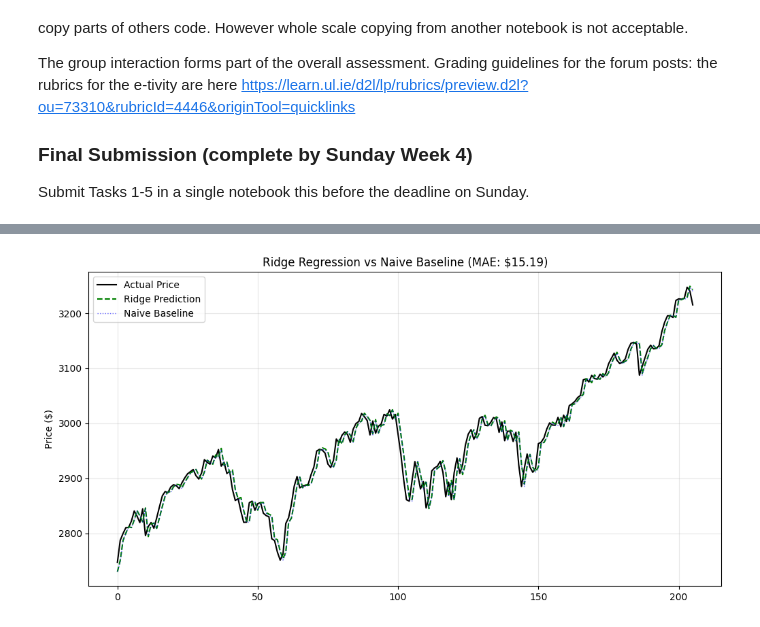
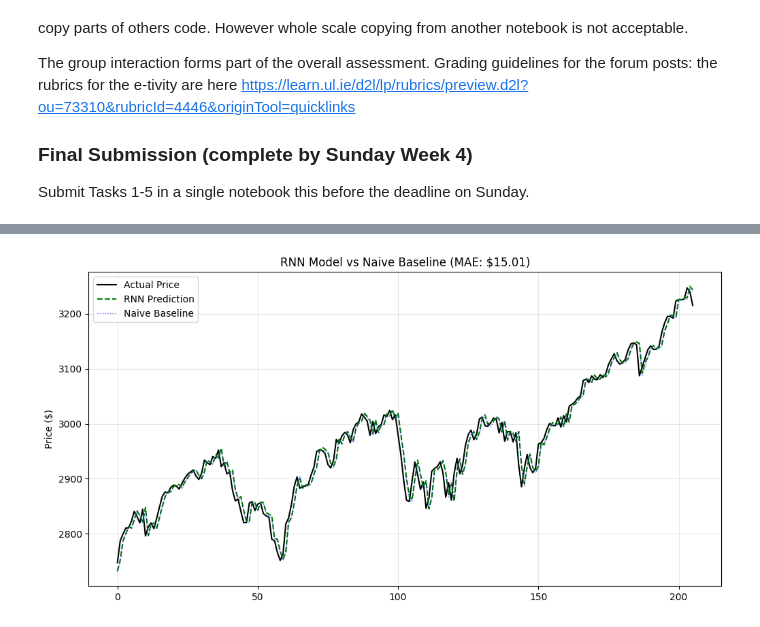
Before and after one commit to barry-clarke/CS5004, a Jupyter notebook: Etivity2_24325082_Tasks1_4.ipynb, the cells around one changed output, grey strips where cells are left out. Cells and saved outputs as stored; diff of their text form; code cells hidden in the pictures.

Commit message:
Changed from Ridge to RNN-LSTM

```diff
--- a/Etivity2_24325082_Tasks1_4.ipynb
+++ b/Etivity2_24325082_Tasks1_4.ipynb
@@ -95,7 +95,10 @@ df['Gold_ret'] = df['Gold'].pct_change()
 df['FX_ret'] = df['EuroToDollar'].pct_change()
 
 # Feature Engineering: Lagged Returns (t-1)
-# Yesterday's returns are aligned with the current row to serve as predictors
+# The .shift(1) function is used to push all the return data down by one row (one day)
+# This aligns the previous day's data with the current day's row
+# This ensures that the model learns to predict future stock prices
+# using ONLY past information, preventing it from "cheating" (look-ahead bias)
 df['Stock_lag1'] = df['Stock_ret'].shift(1)
 df['Oil_lag1']   = df['Oil_ret'].shift(1)
 df['Gold_lag1']  = df['Gold_ret'].shift(1)
@@ -132,17 +135,44 @@ scaler = MinMaxScaler()
 X_train_scaled = scaler.fit_transform(X_train)
 X_test_scaled = scaler.transform(X_test)
 
+# RNN Data Reshaping
+# Standard models use 2D data, but RNNs require a 3D format: [samples, time steps, features]
+# The data is reshaped to add a 'time steps' dimension so the LSTM can process it correctly
+# REF: https://janelleturing.medium.com/deep-learning-with-lstm-using-keras-to-predict-returns-with-technical-indicators-5a24458cefe6
+X_train_reshaped = np.reshape(X_train_scaled, (X_train_scaled.shape[0], 1, X_train_scaled.shape[1]))
+X_test_reshaped = np.reshape(X_test_scaled, (X_test_scaled.shape[0], 1, X_test_scaled.shape[1]))
+
 print(f"Training Samples: {len(X_train)}, Test Samples: {len(X_test)}")
 
 # ==========================================
-# 3. RIDGE REGRESSION MODEL
+# 3. RNN MODEL CONSTRUCTION
 # ==========================================
-# The model uses L2 regularisation to prevent overfitting
-ridge = Ridge(alpha=1.0)
-ridge.fit(X_train_scaled, y_train)
+# Clear the backend session to prevent TensorFlow memory leaks and retracing warnings
+tf.keras.backend.clear_session()
 
-# The model generates predictions for the test set
-pred_returns = ridge.predict(X_test_scaled)
+# A Sequential model is initialised using an LSTM layer to satisfy the RNN requirement for the e-tivity (thanks Kevin)
+# A small unit count (10) is utilised to mitigate overfitting on the small dataset
+model = Sequential([
+    Input(shape=(X_train_reshaped.shape[1], X_train_reshaped.shape[2])),
+    LSTM(units=10, return_sequences=False),
+    Dense(units=1)
+])
+
+# The model is compiled using the Adam optimiser and Mean Squared Error loss
+model.compile(optimizer=Adam(learning_rate=0.001), loss='mse')
+
+# The network is trained with Early Stopping to halt training if validation loss plateaus
+history = model.fit(
+    X_train_reshaped, y_train,
+    epochs=50,
+    batch_size=16,
+    verbose=1,
+    validation_data=(X_test_reshaped, y_test),
+    callbacks=[EarlyStopping(monitor='val_loss', patience=10, restore_best_weights=True)]
+)
+
+# The model generates predictions for the test set, which are then flattened to a 1D array
+pred_returns = model.predict(X_test_reshaped).flatten()
 
 # ==========================================
 # 4. RECONSTRUCTION & METRICS
@@ -157,9 +187,9 @@ pred_next_prices   = prices_test * (1 + pred_returns)
 naive_next_prices  = prices_test
 
 # Performance Metrics
-ridge_mae = mean_absolute_error(actual_next_prices, pred_next_prices)
-ridge_rmse = np.sqrt(mean_squared_error(actual_next_prices, pred_next_prices))
-ridge_mape = np.mean(np.abs((actual_next_prices - pred_next_prices) / actual_next_prices)) * 100
+rnn_mae = mean_absolute_error(actual_next_prices, pred_next_prices)
+rnn_rmse = np.sqrt(mean_squared_error(actual_next_prices, pred_next_prices))
+rnn_mape = np.mean(np.abs((actual_next_prices - pred_next_prices) / actual_next_prices)) * 100
 naive_mae = mean_absolute_error(actual_next_prices, naive_next_prices)
 
 # ==========================================
@@ -171,20 +201,20 @@ print(f"{'='*40}")
 
 print(f"\n--- 1. ERROR ANALYSIS ---")
 print(f"Average STOCK Price:  ${np.mean(actual_next_prices):.0f}")
-print(f"Ridge MAE:            ${ridge_mae:.2f}")
-print(f"Ridge RMSE:           ${ridge_rmse:.2f}")
-print(f"Ridge MAPE:           {ridge_mape:.2f}%")
+print(f"RNN MAE:              ${rnn_mae:.2f}")
+print(f"RNN RMSE:             ${rnn_rmse:.2f}")
+print(f"RNN MAPE:             {rnn_mape:.2f}%")
 
 print(f"\n--- 2. BENCHMARK COMPARISON ---")
-print(f"Ridge MAE:    ${ridge_mae:.2f}")
+print(f"RNN MAE:      ${rnn_mae:.2f}")
 print(f"Naive MAE:    ${naive_mae:.2f}")
 
 print(f"\n--- 3. VERDICT ---")
-if ridge_mae < naive_mae:
-    print("SUCCESS: Ridge Regression BEATS the Naive Baseline")
-    print(f"   Improvement: ${(naive_mae - ridge_mae):.2f} per share")
+if rnn_mae < naive_mae:
+    print("SUCCESS: The RNN Model BEATS the Naive Baseline")
+    print(f"   Improvement: ${(naive_mae - rnn_mae):.2f} per share")
 else:
-    print("FAIL: Ridge Regression does not beat the baseline")
+    print("FAIL: The RNN Model does not beat the baseline")
 
 # ==========================================
 # 6. PLOTTING
@@ -192,9 +222,9 @@ else:
 # The results are visualised to compare the model against the actual price and the baseline
 plt.figure(figsize=(12, 6))
 plt.plot(actual_next_prices, 'k-', label='Actual Price', linewidth=1.5)
-plt.plot(pred_next_prices, 'g--', label='Ridge Prediction', linewidth=1.5)
+plt.plot(pred_next_prices, 'g--', label='RNN Prediction', linewidth=1.5)
 plt.plot(naive_next_prices, 'b:', label='Naive Baseline', linewidth=1, alpha=0.6)
-plt.title(f'Ridge Regression vs Naive Baseline (MAE: ${ridge_mae:.2f})')
+plt.title(f'RNN Model vs Naive Baseline (MAE: ${rnn_mae:.2f})')
 plt.ylabel('Price ($)')
 plt.legend()
 plt.grid(True, alpha=0.3)
@@ -222 +250 @@ SUCCESS: Ridge Regression BEATS the Naive Baseline
-[figure, old version]
+[figure, new version]
```
Also changed, not shown: parts of 5 cells of this notebook.
